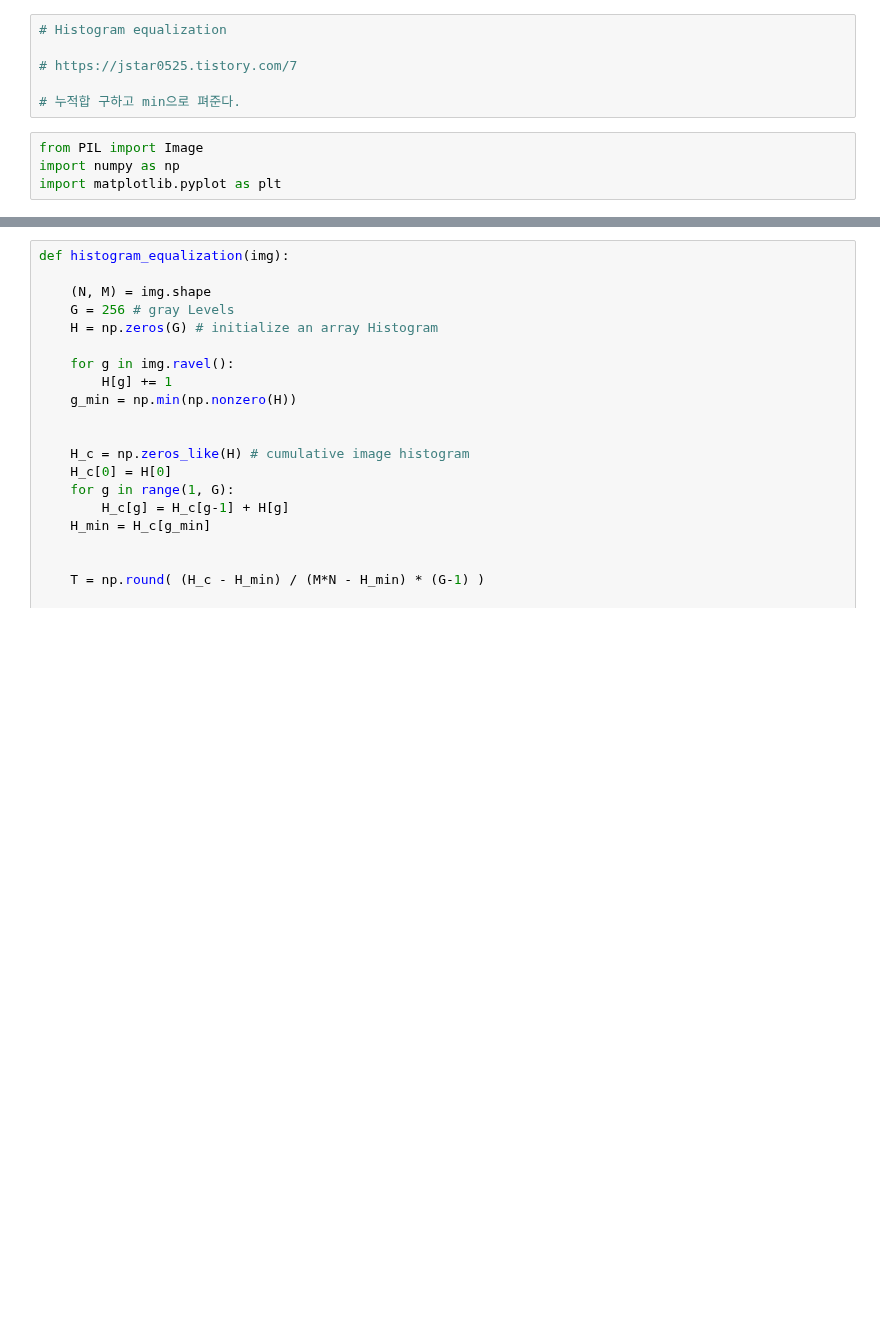
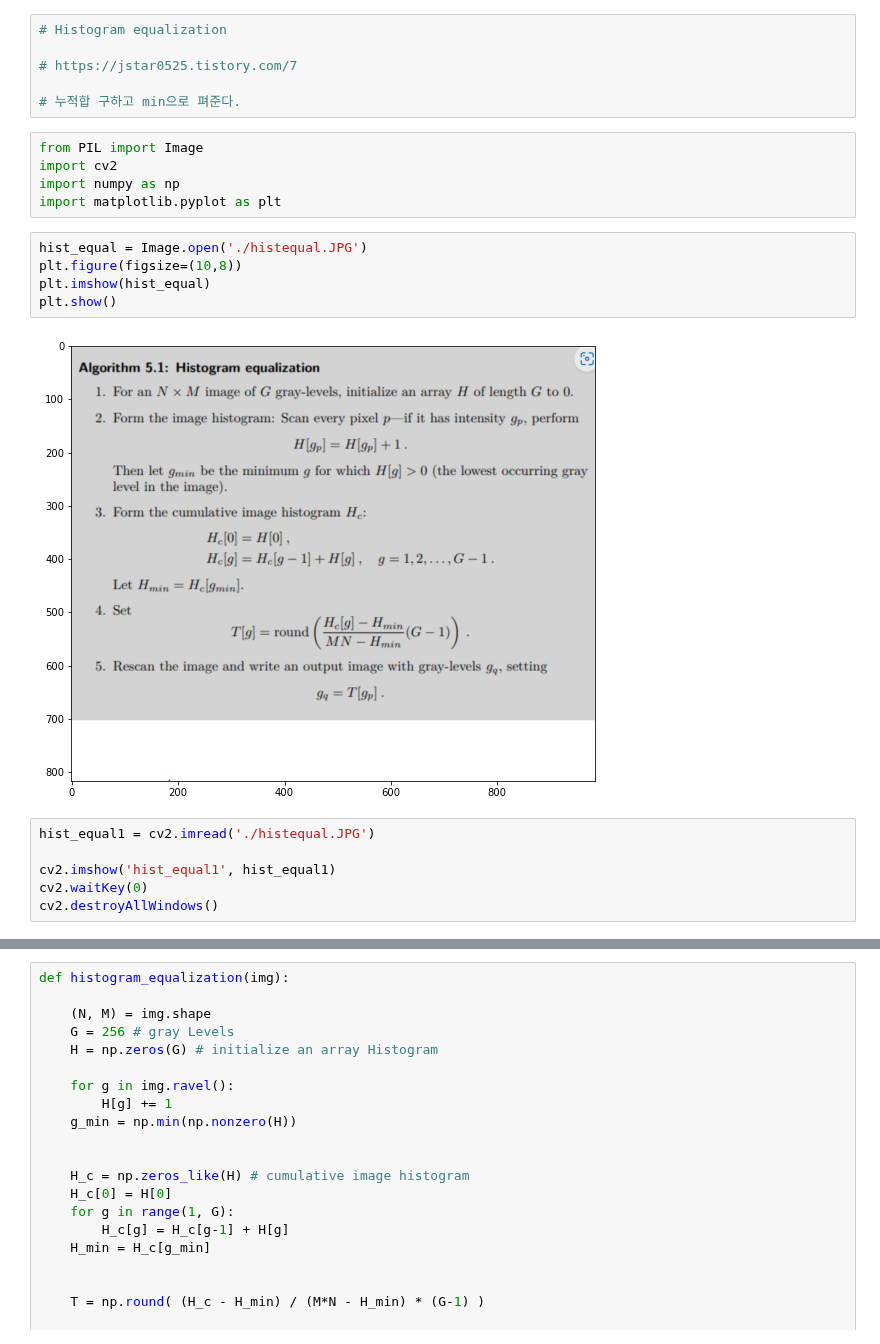
Before and after one commit to HoJin1014/KNU-BIGDATA-study, a Jupyter notebook: 2022.11.14/hist_equal.ipynb, the cells around one changed output, grey strips where cells are left out. Cells and saved outputs as stored; diff of their text form; blank space fills up the shorter version.

```diff
--- a/2022.11.14/hist_equal.ipynb
+++ b/2022.11.14/hist_equal.ipynb
@@ -6,5 +6,19 @@
 # 누적합 구하고 min으로 펴준다.
 # %%
 from PIL import Image
+import cv2
 import numpy as np
 import matplotlib.pyplot as plt
+# %%
+hist_equal = Image.open('./histequal.JPG')
+plt.figure(figsize=(10,8))
+plt.imshow(hist_equal)
+plt.show()
+# %% [output]
+[figure, added]
+# %%
+hist_equal1 = cv2.imread('./histequal.JPG')
+
+cv2.imshow('hist_equal1', hist_equal1)
+cv2.waitKey(0)
+cv2.destroyAllWindows()
```
Also changed, not shown: parts of 4 cells of this notebook, 1 other file.
